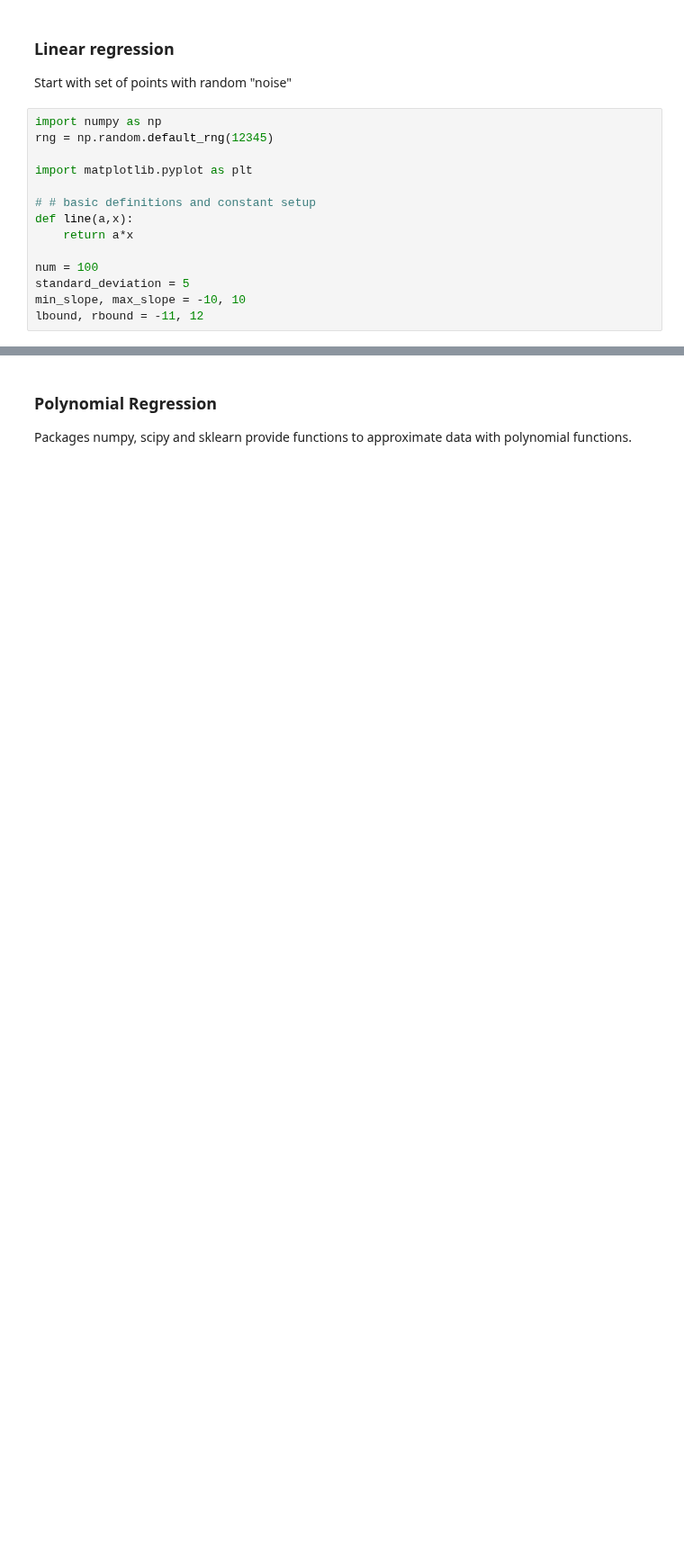
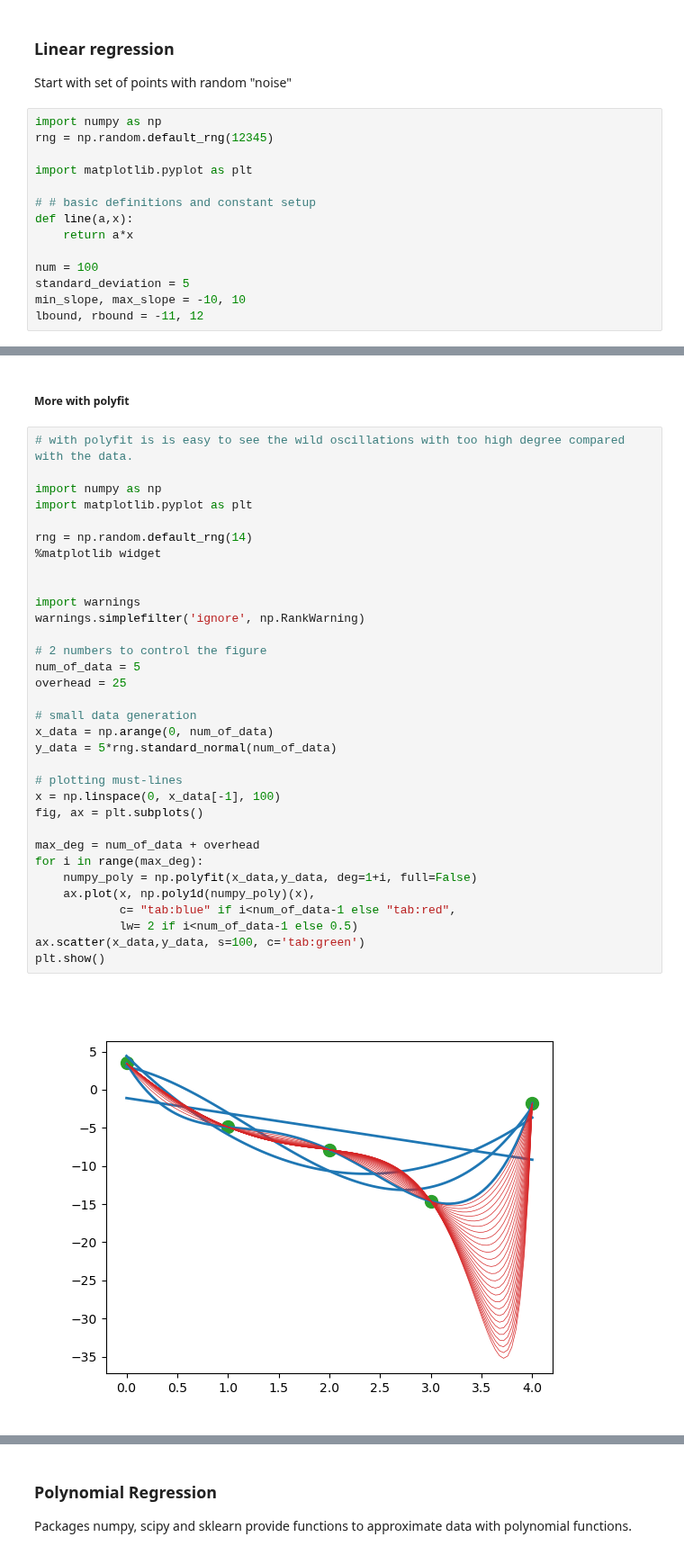
Before and after one commit to Polatucha16/collective_dynamics_lab, a Jupyter notebook: 06 gradients and linear regression.ipynb, the cells around one changed output, grey strips where cells are left out. Shown at 90% size. Cells and saved outputs as stored; diff of their text form; blank space fills up the shorter version.

```diff
--- a/06 gradients and linear regression.ipynb
+++ b/06 gradients and linear regression.ipynb
@@ -172,0 +175,37 @@ plt.show()
+# %% [markdown]
+##### More with polyfit
+# %%
+# with polyfit is is easy to see the wild oscillations with too high degree compared with the data.
+
+import numpy as np
+import matplotlib.pyplot as plt
+
+rng = np.random.default_rng(14)
+%matplotlib widget
+
+
+import warnings
+warnings.simplefilter('ignore', np.RankWarning)
+
+# 2 numbers to control the figure
+num_of_data = 5
+overhead = 25
+
+# small data generation
+x_data = np.arange(0, num_of_data)
+y_data = 5*rng.standard_normal(num_of_data)
+
+# plotting must-lines
+x = np.linspace(0, x_data[-1], 100)
+fig, ax = plt.subplots()
+
+max_deg = num_of_data + overhead
+for i in range(max_deg):
+    numpy_poly = np.polyfit(x_data,y_data, deg=1+i, full=False)
+    ax.plot(x, np.poly1d(numpy_poly)(x),
+            c= "tab:blue" if i<num_of_data-1 else "tab:red",
+            lw= 2 if i<num_of_data-1 else 0.5)
+ax.scatter(x_data,y_data, s=100, c='tab:green')
+plt.show()
+# %% [output]
+[figure, added]
```
Also changed, not shown: parts of 12 cells of this notebook, 1 other file.
